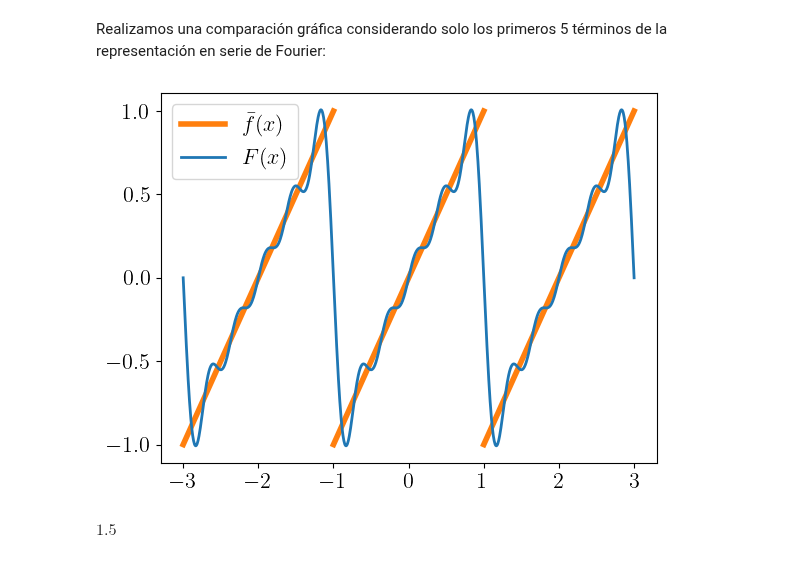
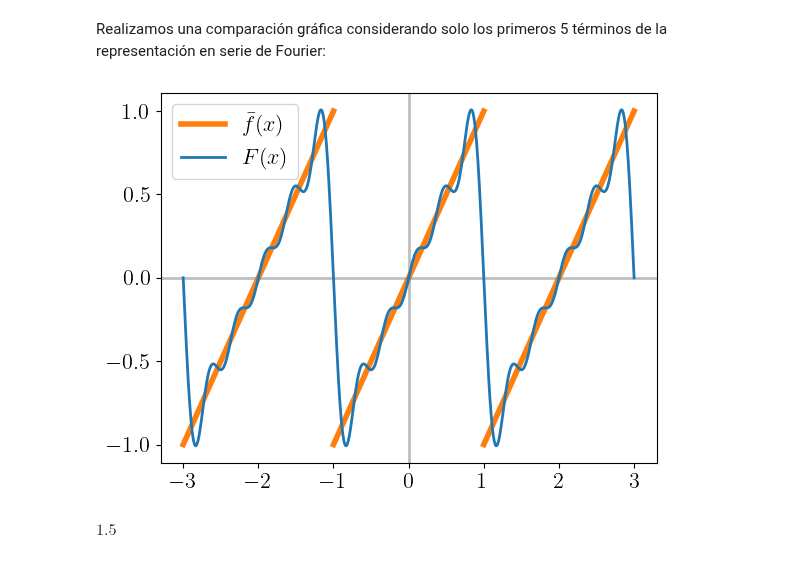
Before and after one commit to manuxch/calculo_avanzado, a Jupyter notebook: 02-fourier/code/practica_02.ipynb, the cells around one changed output. Cells and saved outputs as stored; diff of their text form; code cells hidden in the pictures.

```diff
--- a/02-fourier/code/practica_02.ipynb
+++ b/02-fourier/code/practica_02.ipynb
@@ -830,19 +836,21 @@ F_np = lambdify(x, F.truncate(n=5), 'numpy')  # tomamos los primeros 5 términos
 # %%
 fig, ax = plt.subplots()
 x_n = np.linspace(-1, 1, 300)
 x_ext = np.linspace(-3, 3, 1000)
 y = f_np(x_n)
 Y = F_np(x_ext)
 plt.plot(x_n, y, lw=4, c='tab:orange', label=r"$\bar{f}(x)$")
 plt.plot(x_n + 2, y, c='tab:orange', lw=4) # extensión de f en (pi, 3 pi)
 plt.plot(x_n - 2, y, c='tab:orange', lw=4) # extensión de f en (-3 pi, -pi)
+ax.axhline(y=0, color='tab:gray', alpha=0.5)
+ax.axvline(x=0, color='tab:gray', alpha=0.5)
 plt.plot(x_ext, Y, label=r"$F(x)$")
 ax.set_xticks([-3, -2, -1, 0, 1, 2, 3])
 ax.set_xticklabels(['$-3$', '$-2$','$-1$','$0$', '$1$', '$2$','$3$'])
 plt.legend()
 plt.show()
 # %% [output]
-[figure, old version]
+[figure, new version]
 # %%
 x = symbols('x', real=True)
 n = symbols('n', integer=True, positive=True)
```
Also changed, not shown: parts of 6 cells of this notebook.
